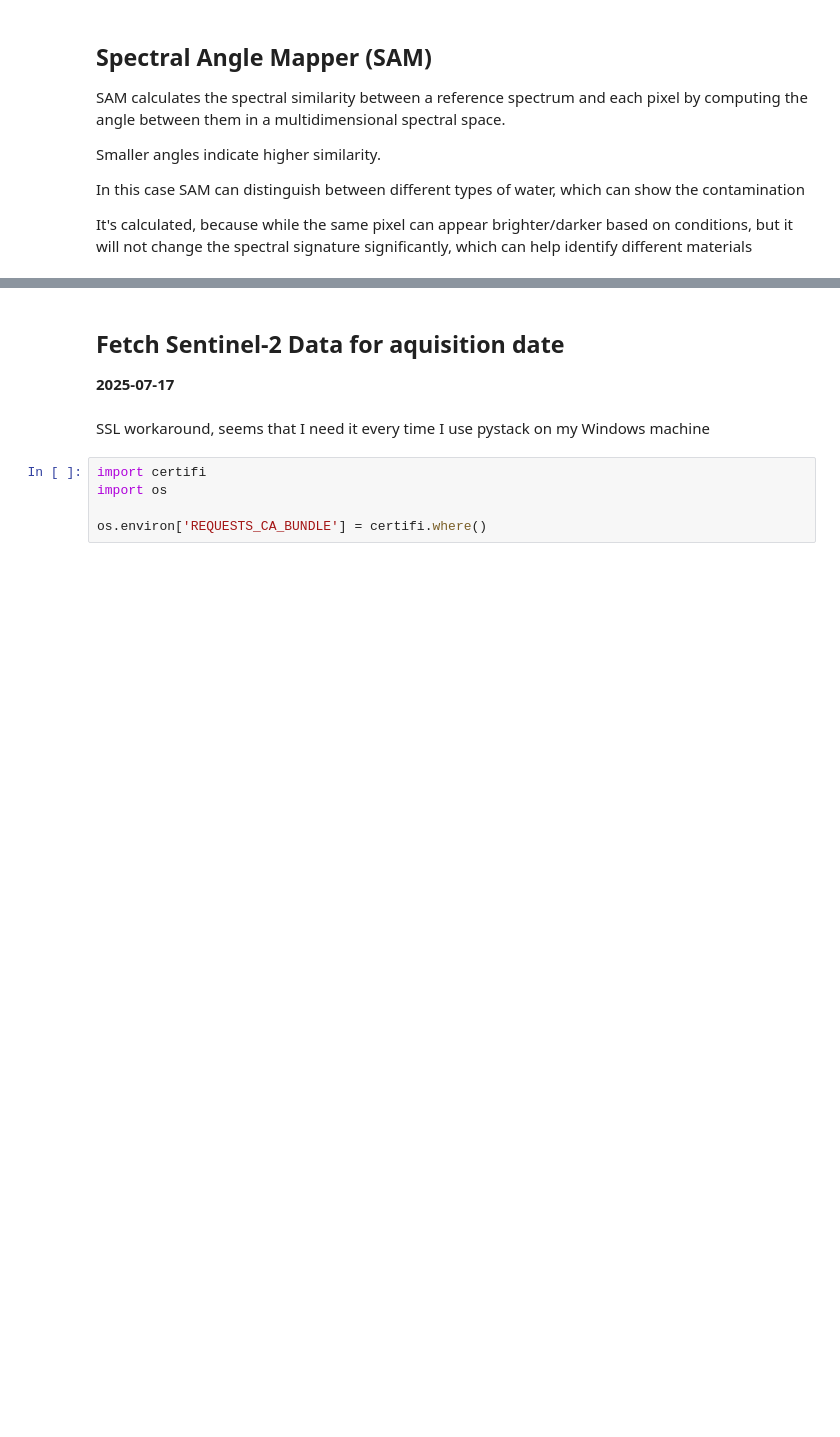
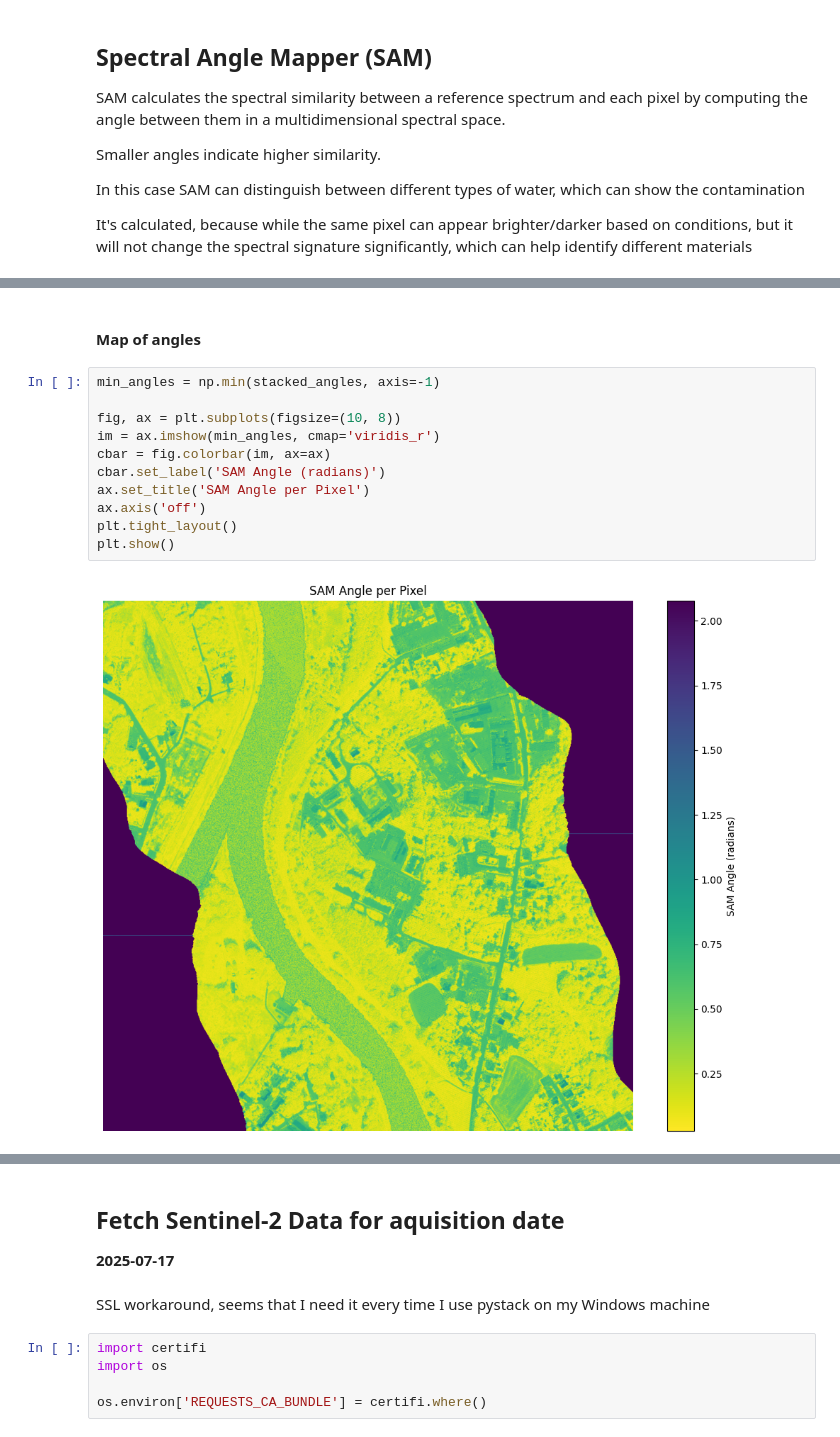
Before and after one commit to SzymonSkrzypczyk/eolabs, a Jupyter notebook: lab_5/ex_4.ipynb, the cells around one changed output, grey strips where cells are left out. Cells and saved outputs as stored; diff of their text form; blank space fills up the shorter version.

```diff
--- a/lab_5/ex_4.ipynb
+++ b/lab_5/ex_4.ipynb
@@ -167,0 +190,15 @@ plt.show()
+# %% [markdown]
+#### Map of angles
+# %%
+min_angles = np.min(stacked_angles, axis=-1)
+
+fig, ax = plt.subplots(figsize=(10, 8))
+im = ax.imshow(min_angles, cmap='viridis_r')
+cbar = fig.colorbar(im, ax=ax)
+cbar.set_label('SAM Angle (radians)')
+ax.set_title('SAM Angle per Pixel')
+ax.axis('off')
+plt.tight_layout()
+plt.show()
+# %% [output]
+[figure, added]
```
Also changed, not shown: parts of 38 cells of this notebook, 9 other files.
